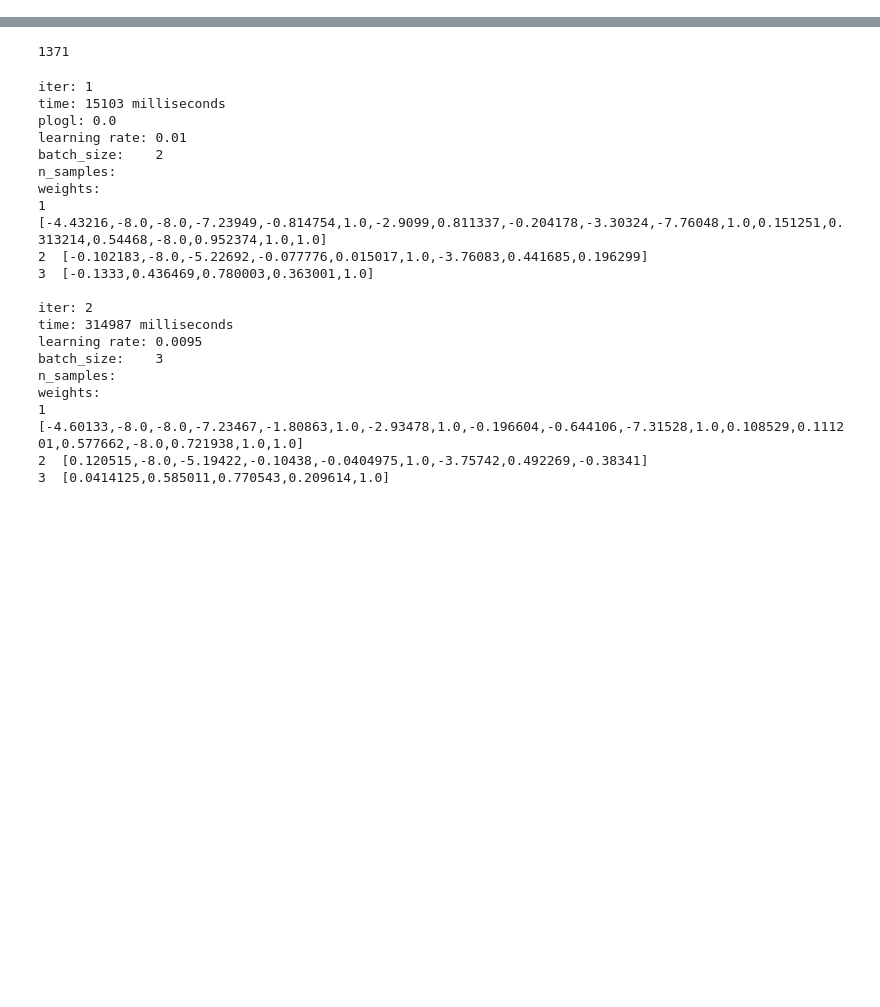
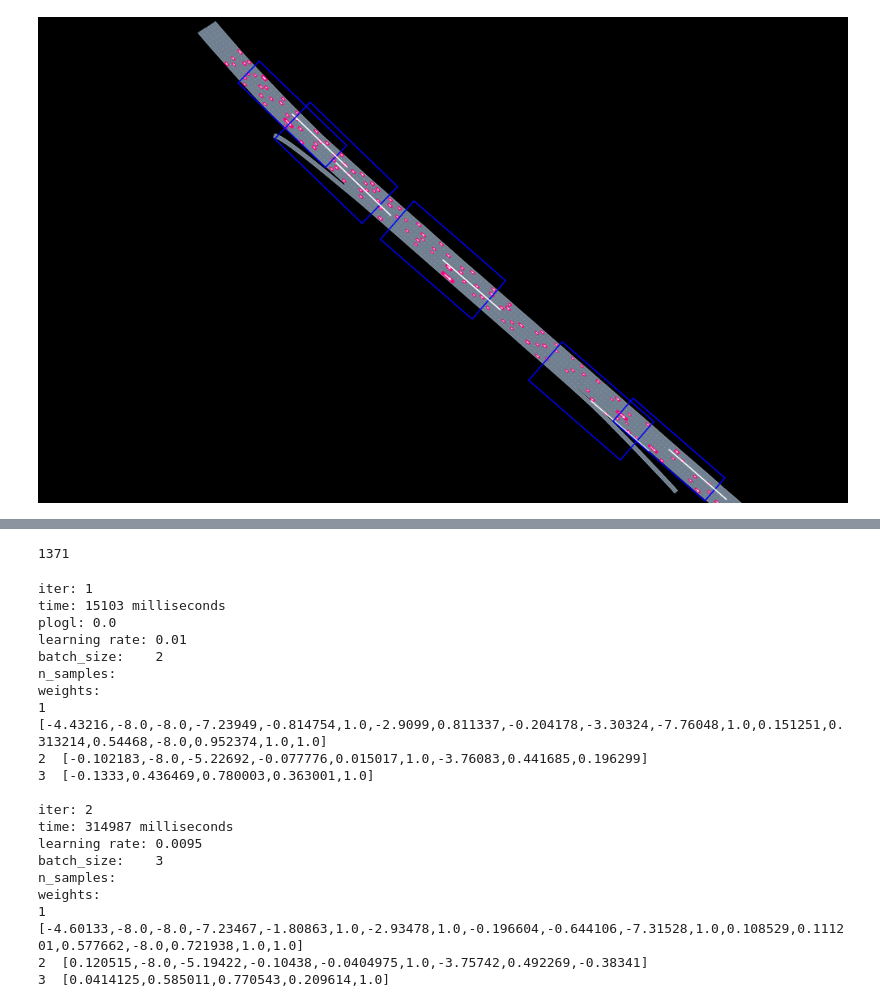
Before and after one commit to tawheeler/AutoScenes.jl, a Jupyter notebook: docs/AutoScenes.ipynb, the cells around one changed output, grey strips where cells are left out. Saved outputs shown, nothing was run; the diff lists cells and outputs as text; code cells hidden in the pictures; blank space fills up the shorter version.

```diff
--- a/docs/AutoScenes.ipynb
+++ b/docs/AutoScenes.ipynb
@@ -10,0 +56,11 @@ scene = get!(Scene(), trajdata, 4000);
+# %%
+region = REGIONS["101_aux"]
+cam = StaticCamera(VecE2(region.aabb.center), 1.5)
+render(scene, roadway, [RegionOverlay(REGIONS["101_upstream"], RGB(0.0,0.0,1.0)),
+                        RegionOverlay(REGIONS["101_onramp"], RGB(0.0,0.0,1.0)),
+                        RegionOverlay(REGIONS["101_aux"], RGB(0.0,0.0,1.0)),
+                        RegionOverlay(REGIONS["101_offramp"], RGB(0.0,0.0,1.0)),
+                        RegionOverlay(REGIONS["101_downstream"], RGB(0.0,0.0,1.0)),
+        ], cam=cam)
+# %% [output]
+[figure, added]
```
Also changed, not shown: parts of 7 cells of this notebook, 2 other files.
